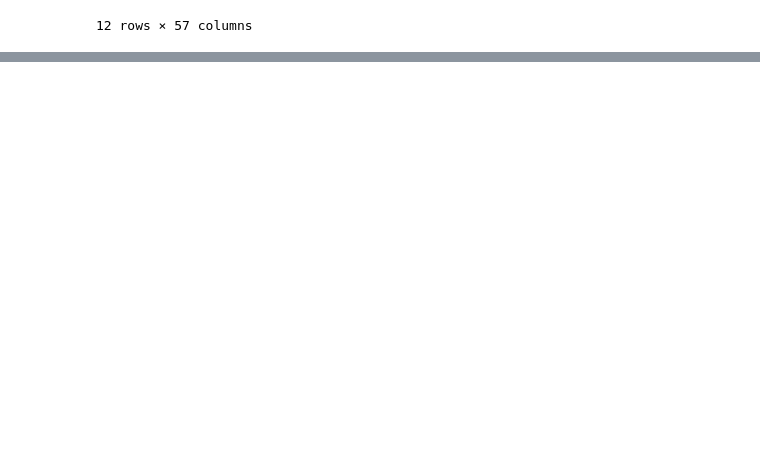
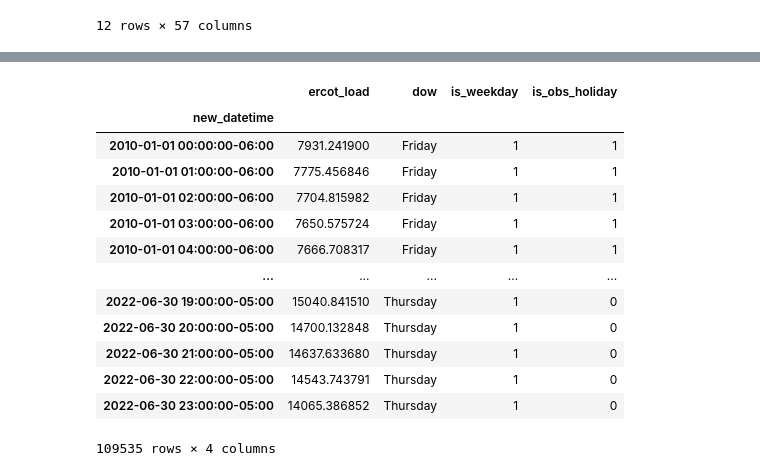
Before and after one commit to energy-demand-forecast/energy_demand_forecast, a Jupyter notebook: gregs_directory/gregs_scratchpad.ipynb, the cells around one changed output, grey strips where cells are left out. Drawn from its saved outputs; the diff is of its cells as text; code cells hidden in the pictures; blank space fills up the shorter version.

Commit message:
Did a lot of work cleaning up datetimes to make a joined DataFrame.

```diff
--- a/gregs_directory/gregs_scratchpad.ipynb
+++ b/gregs_directory/gregs_scratchpad.ipynb
@@ -466,0 +465,19 @@ df2
+# %%
+df3 = wr.get_ercot_df()
+# %%
+df3
+# %% [output]
+|  | ercot_load | dow | is_weekday | is_obs_holiday |
+| new_datetime |  |  |  |  |
+| 2010-01-01 00:00:00-06:00 | 7931.241900 | Friday | 1 | 1 |
+| 2010-01-01 01:00:00-06:00 | 7775.456846 | Friday | 1 | 1 |
+| 2010-01-01 02:00:00-06:00 | 7704.815982 | Friday | 1 | 1 |
+| 2010-01-01 03:00:00-06:00 | 7650.575724 | Friday | 1 | 1 |
+| 2010-01-01 04:00:00-06:00 | 7666.708317 | Friday | 1 | 1 |
+| ... | ... | ... | ... | ... |
+| 2022-06-30 19:00:00-05:00 | 15040.841510 | Thursday | 1 | 0 |
+| 2022-06-30 20:00:00-05:00 | 14700.132848 | Thursday | 1 | 0 |
+| 2022-06-30 21:00:00-05:00 | 14637.633680 | Thursday | 1 | 0 |
+| 2022-06-30 22:00:00-05:00 | 14543.743791 | Thursday | 1 | 0 |
+| 2022-06-30 23:00:00-05:00 | 14065.386852 | Thursday | 1 | 0 |
+109535 rows × 4 columns
```
Also changed, not shown: parts of 19 cells of this notebook, 6 other files.
